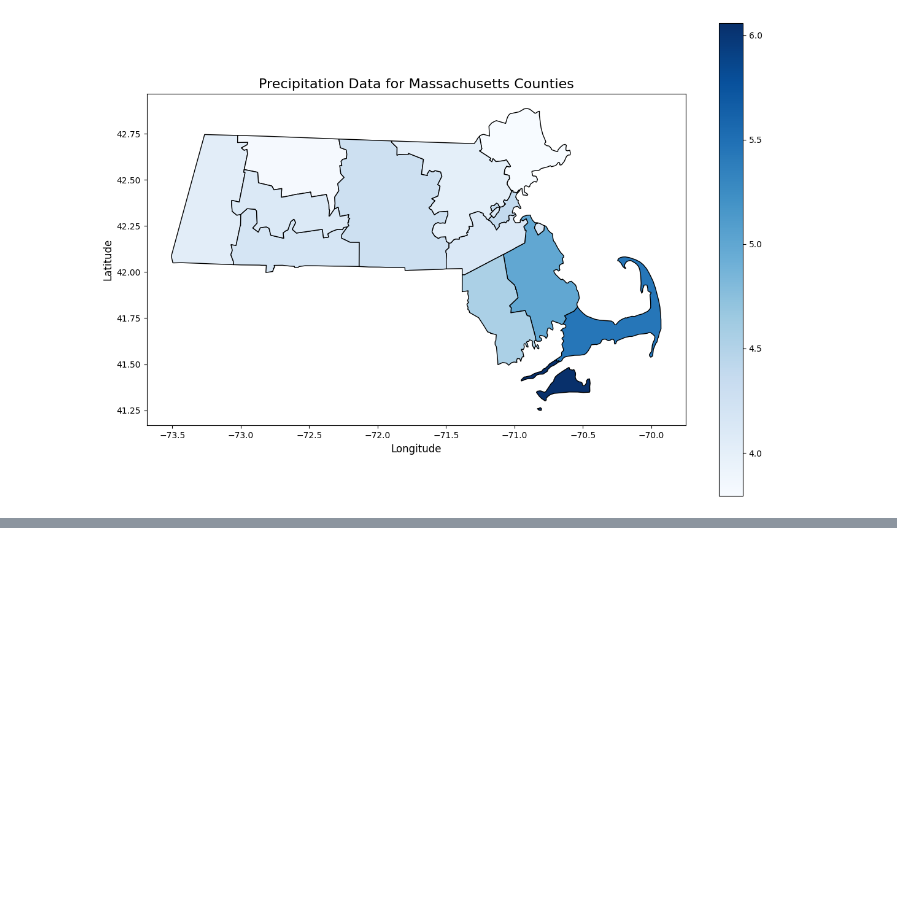
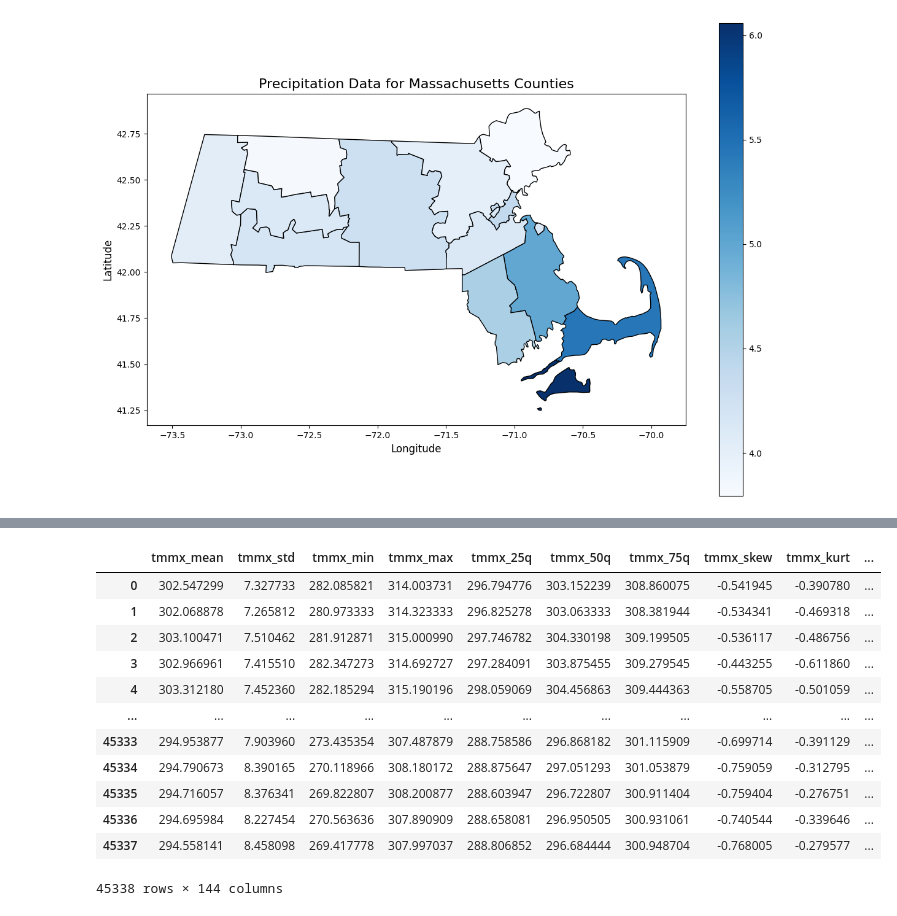
Before and after one commit to shrey-gupta/soil-land-crop, a Jupyter notebook: gridMET.ipynb, the cells around one changed output, grey strips where cells are left out. Saved outputs shown, nothing was run; the diff lists cells and outputs as text; code cells hidden in the pictures; blank space fills up the shorter version.

```diff
--- a/gridMET.ipynb
+++ b/gridMET.ipynb
@@ -1117,0 +1145,45 @@ plt.show()
+# %%
+from collections import defaultdict
+
+contents = ['tmmn', 'tmmx', 'pr', 'srad', 'sph', 'rmin', 'rmax', 'vs', 'th',
+            'vpd', 'pet', 'etr', 'erc', 'bi', 'fm100', 'fm1000']
+
+grouped_features = defaultdict(list)
+
+for col in gridMET_hz_data.columns:
+    for prefix in contents:
+        if col.startswith(prefix + '-'):
+            grouped_features[prefix].append(col)
+# %%
+def extract_summary_stats(df, columns, prefix):
+    sub_df = df[columns]
+    stats = pd.DataFrame()
+    stats[f'{prefix}_mean'] = sub_df.mean(axis=1)
+    stats[f'{prefix}_std'] = sub_df.std(axis=1)
+    stats[f'{prefix}_min'] = sub_df.min(axis=1)
+    stats[f'{prefix}_max'] = sub_df.max(axis=1)
+    stats[f'{prefix}_25q'] = sub_df.quantile(0.25, axis=1)
+    stats[f'{prefix}_50q'] = sub_df.quantile(0.50, axis=1)
+    stats[f'{prefix}_75q'] = sub_df.quantile(0.75, axis=1)
+    stats[f'{prefix}_skew'] = sub_df.skew(axis=1)
+    stats[f'{prefix}_kurt'] = sub_df.kurt(axis=1)
+    return stats
+# %%
+feature_stats_list = [extract_summary_stats(gridMET_hz_data, cols, prefix) for prefix, cols in grouped_features.items()]
+features_reduced = pd.concat(feature_stats_list, axis=1)
+# %%
+features_reduced
+# %% [output]
+|  | tmmx_mean | tmmx_std | tmmx_min | tmmx_max | tmmx_25q | tmmx_50q | tmmx_75q | tmmx_skew | tmmx_kurt | ... |
+| 0 | 302.547299 | 7.327733 | 282.085821 | 314.003731 | 296.794776 | 303.152239 | 308.860075 | -0.541945 | -0.390780 | ... |
+| 1 | 302.068878 | 7.265812 | 280.973333 | 314.323333 | 296.825278 | 303.063333 | 308.381944 | -0.534341 | -0.469318 | ... |
+| 2 | 303.100471 | 7.510462 | 281.912871 | 315.000990 | 297.746782 | 304.330198 | 309.199505 | -0.536117 | -0.486756 | ... |
+| 3 | 302.966961 | 7.415510 | 282.347273 | 314.692727 | 297.284091 | 303.875455 | 309.279545 | -0.443255 | -0.611860 | ... |
+| 4 | 303.312180 | 7.452360 | 282.185294 | 315.190196 | 298.059069 | 304.456863 | 309.444363 | -0.558705 | -0.501059 | ... |
+| ... | ... | ... | ... | ... | ... | ... | ... | ... | ... | ... |
+| 45333 | 294.953877 | 7.903960 | 273.435354 | 307.487879 | 288.758586 | 296.868182 | 301.115909 | -0.699714 | -0.391129 | ... |
+| 45334 | 294.790673 | 8.390165 | 270.118966 | 308.180172 | 288.875647 | 297.051293 | 301.053879 | -0.759059 | -0.312795 | ... |
+| 45335 | 294.716057 | 8.376341 | 269.822807 | 308.200877 | 288.603947 | 296.722807 | 300.911404 | -0.759404 | -0.276751 | ... |
+| 45336 | 294.695984 | 8.227454 | 270.563636 | 307.890909 | 288.658081 | 296.950505 | 300.931061 | -0.740544 | -0.339646 | ... |
+| 45337 | 294.558141 | 8.458098 | 269.417778 | 307.997037 | 288.806852 | 296.684444 | 300.948704 | -0.768005 | -0.279577 | ... |
+45338 rows × 144 columns
```
Also changed, not shown: parts of 11 cells of this notebook, 6 other files.
